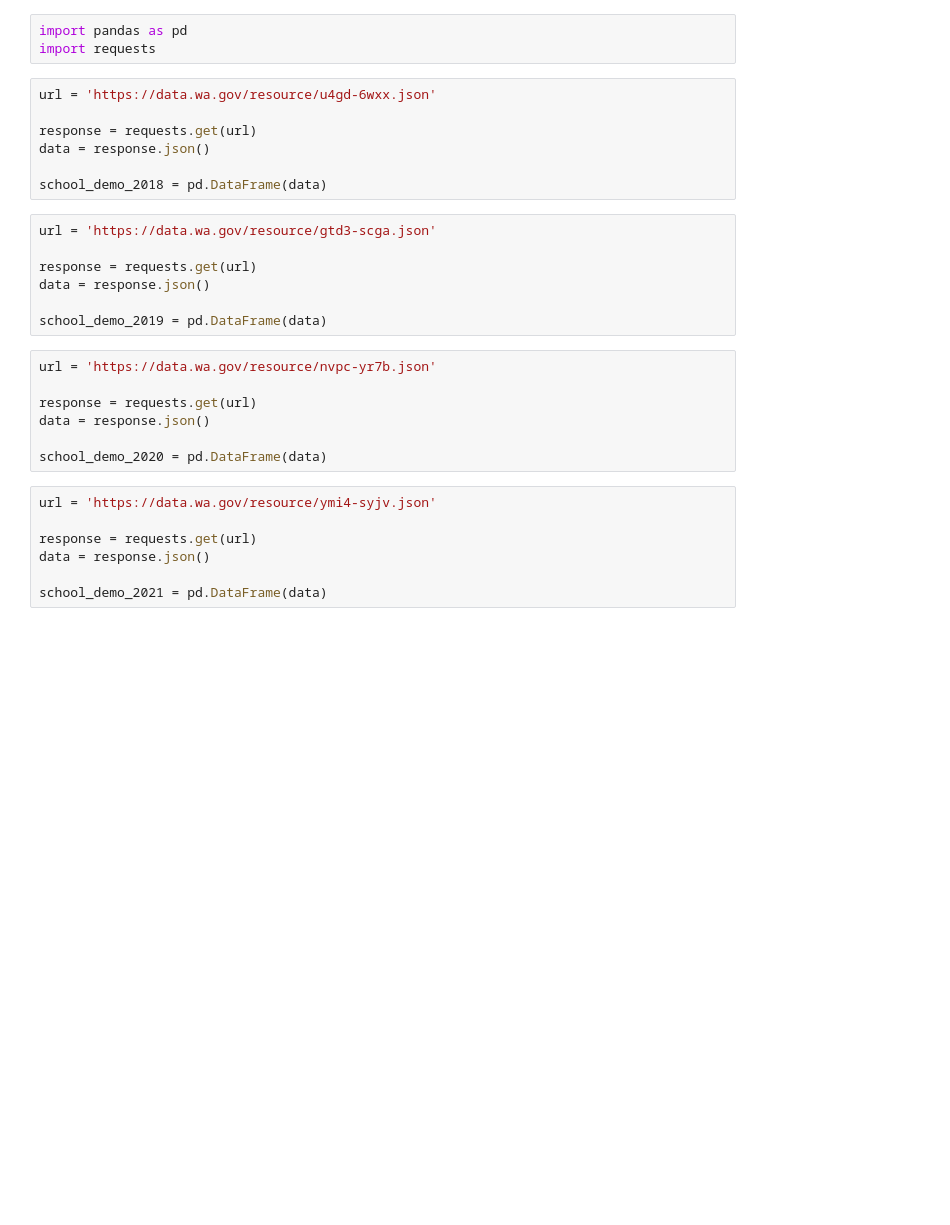
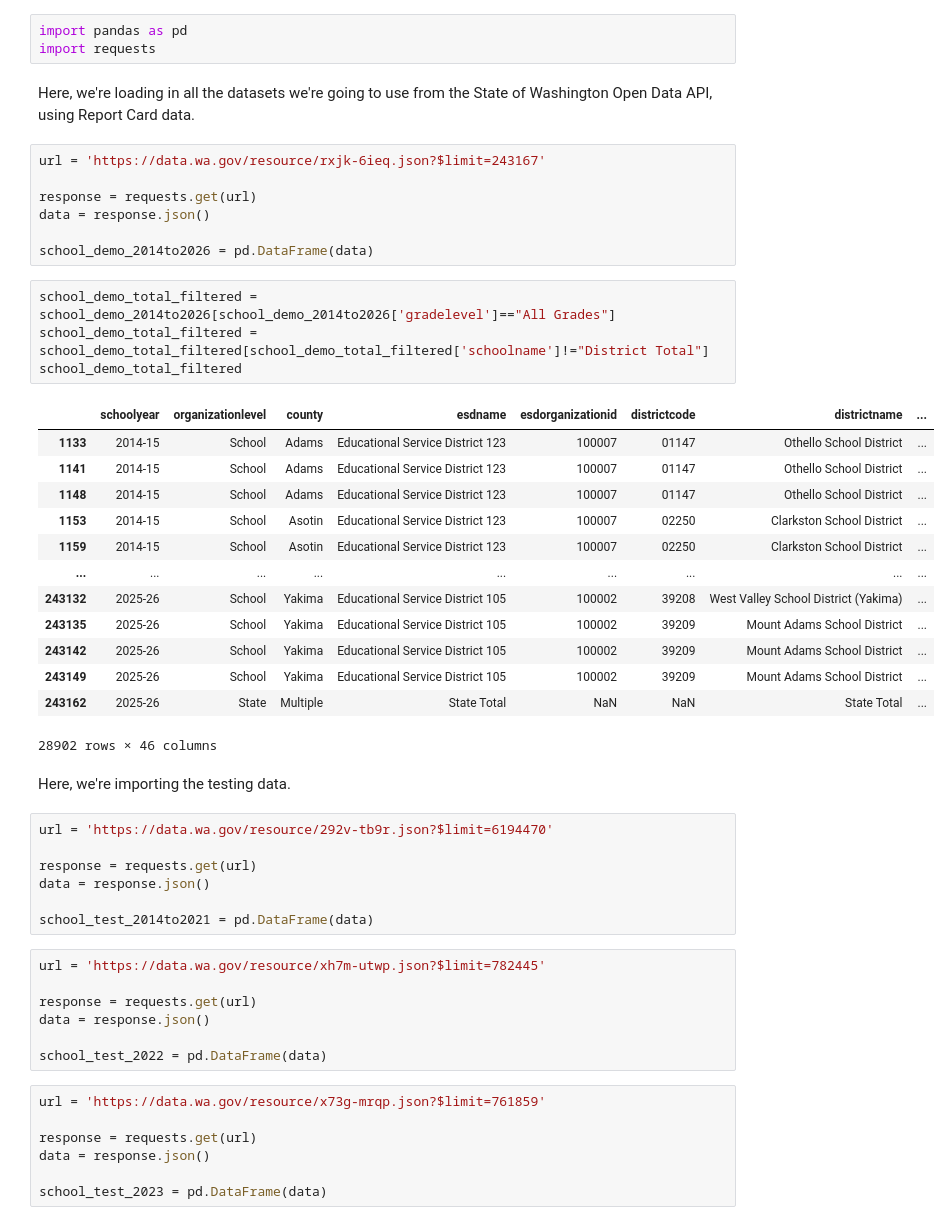
Before and after one commit to jamilditter/washington_education, a Jupyter notebook: DataCleaning.ipynb, the cells around one changed output. Saved outputs shown, nothing was run; the diff lists cells and outputs as text; blank space fills up the shorter version.

Commit message:
updates to data cleaning

```diff
--- a/DataCleaning.ipynb
+++ b/DataCleaning.ipynb
@@ -1,32 +1,54 @@
 # %%
 import pandas as pd
 import requests
+# %% [markdown]
+Here, we're loading in all the datasets we're going to use from the State of Washington Open Data API, using Report Card data.
 # %%
-url = 'https://data.wa.gov/resource/u4gd-6wxx.json'
+url = 'https://data.wa.gov/resource/rxjk-6ieq.json?$limit=243167'
 
 response = requests.get(url)
 data = response.json()
 
-school_demo_2018 = pd.DataFrame(data)
+school_demo_2014to2026 = pd.DataFrame(data)
+# %%
+school_demo_total_filtered = school_demo_2014to2026[school_demo_2014to2026['gradelevel']=="All Grades"]
+school_demo_total_filtered = school_demo_total_filtered[school_demo_total_filtered['schoolname']!="District Total"]
+school_demo_total_filtered
+# %% [output]
+|  | schoolyear | organizationlevel | county | esdname | esdorganizationid | districtcode | districtname | ... |
+| 1133 | 2014-15 | School | Adams | Educational Service District 123 | 100007 | 01147 | Othello School District | ... |
+| 1141 | 2014-15 | School | Adams | Educational Service District 123 | 100007 | 01147 | Othello School District | ... |
+| 1148 | 2014-15 | School | Adams | Educational Service District 123 | 100007 | 01147 | Othello School District | ... |
+| 1153 | 2014-15 | School | Asotin | Educational Service District 123 | 100007 | 02250 | Clarkston School District | ... |
+| 1159 | 2014-15 | School | Asotin | Educational Service District 123 | 100007 | 02250 | Clarkston School District | ... |
+| ... | ... | ... | ... | ... | ... | ... | ... | ... |
+| 243132 | 2025-26 | School | Yakima | Educational Service District 105 | 100002 | 39208 | West Valley School District (Yakima) | ... |
+| 243135 | 2025-26 | School | Yakima | Educational Service District 105 | 100002 | 39209 | Mount Adams School District | ... |
+| 243142 | 2025-26 | School | Yakima | Educational Service District 105 | 100002 | 39209 | Mount Adams School District | ... |
+| 243149 | 2025-26 | School | Yakima | Educational Service District 105 | 100002 | 39209 | Mount Adams School District | ... |
+| 243162 | 2025-26 | State | Multiple | State Total | NaN | NaN | State Total | ... |
+28902 rows × 46 columns
+# %% [markdown]
+Here, we're importing the testing data.
 # %%
-url = 'https://data.wa.gov/resource/gtd3-scga.json'
+url = 'https://data.wa.gov/resource/292v-tb9r.json?$limit=6194470'
 
 response = requests.get(url)
 data = response.json()
 
-school_demo_2019 = pd.DataFrame(data)
+school_test_2014to2021 = pd.DataFrame(data)
 # %%
-url = 'https://data.wa.gov/resource/nvpc-yr7b.json'
+url = 'https://data.wa.gov/resource/xh7m-utwp.json?$limit=782445'
 
 response = requests.get(url)
 data = response.json()
 
-school_demo_2020 = pd.DataFrame(data)
+school_test_2022 = pd.DataFrame(data)
 # %%
-url = 'https://data.wa.gov/resource/ymi4-syjv.json'
+url = 'https://data.wa.gov/resource/x73g-mrqp.json?$limit=761859'
 
 response = requests.get(url)
 data = response.json()
 
-school_demo_2021 = pd.DataFrame(data)
+school_test_2023 = pd.DataFrame(data)
 # %%
```
Also changed, not shown: parts of 16 cells of this notebook.
